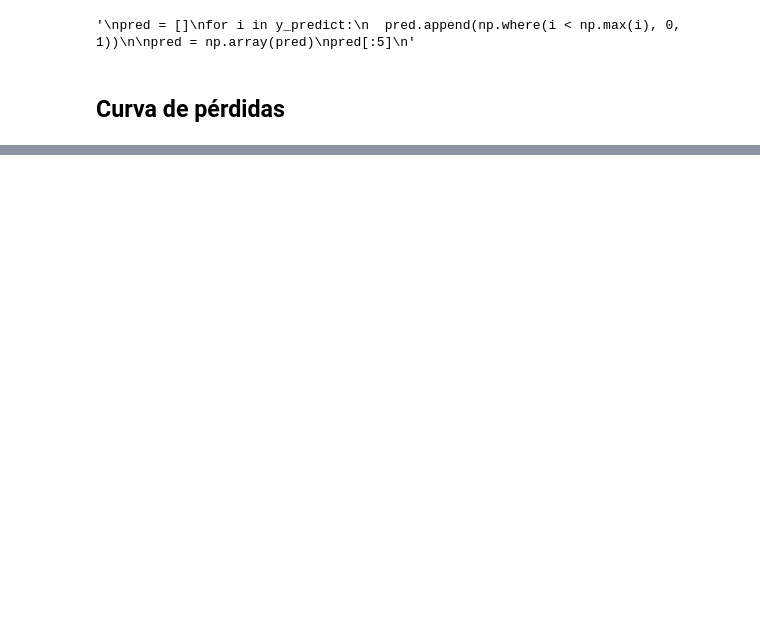
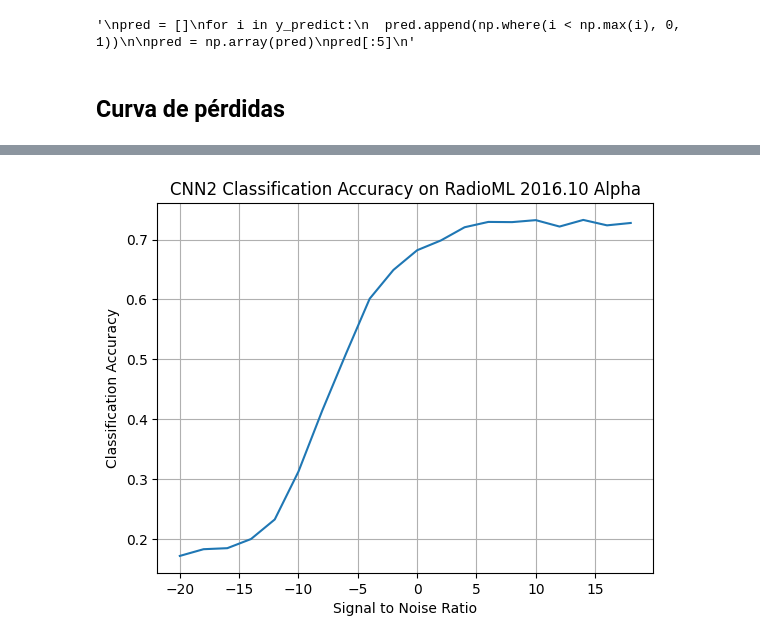
Before and after one commit to MarianaNV10/TDS3-FP, a Jupyter notebook: FinalProject_TDS3.ipynb, the cells around one changed output, grey strips where cells are left out. Saved outputs shown, nothing was run; the diff lists cells and outputs as text; code cells hidden in the pictures; blank space fills up the shorter version.

```diff
--- a/FinalProject_TDS3.ipynb
+++ b/FinalProject_TDS3.ipynb
@@ -340,0 +426,14 @@ plt.legend();
+# %%
+# Plot accuracy curve
+a =  map(lambda x: acc[x], snrs)
+aux = []
+for i in a:
+  aux.append(i)
+
+plt.plot(snrs, aux);
+plt.xlabel("Signal to Noise Ratio");
+plt.ylabel("Classification Accuracy");
+plt.title("CNN2 Classification Accuracy on RadioML 2016.10 Alpha");
+plt.grid()
+# %% [output]
+[figure, added]
```
Also changed, not shown: parts of 11 cells of this notebook.
